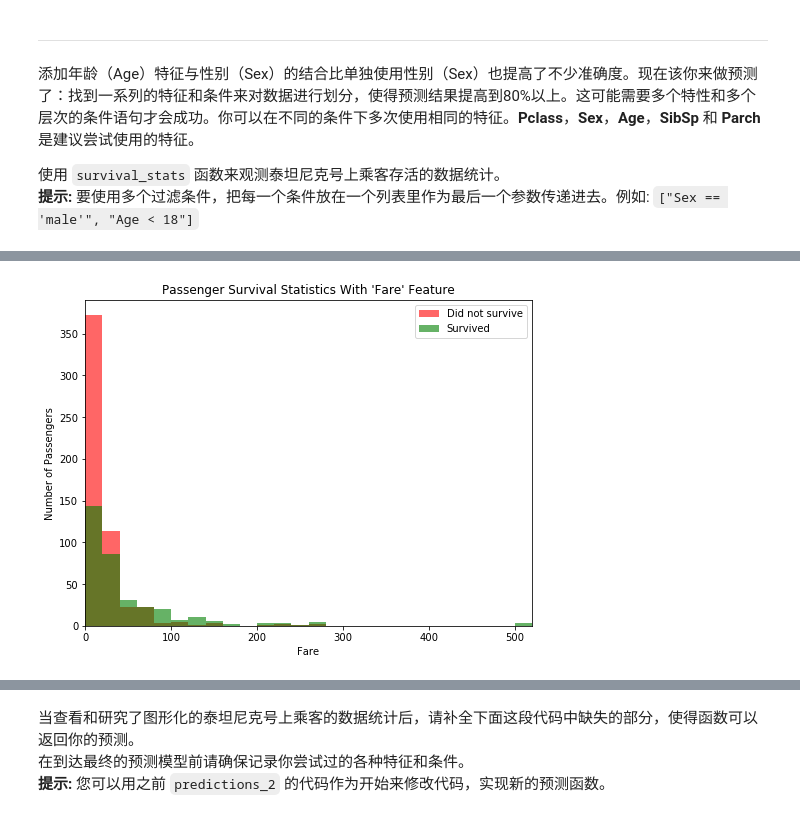
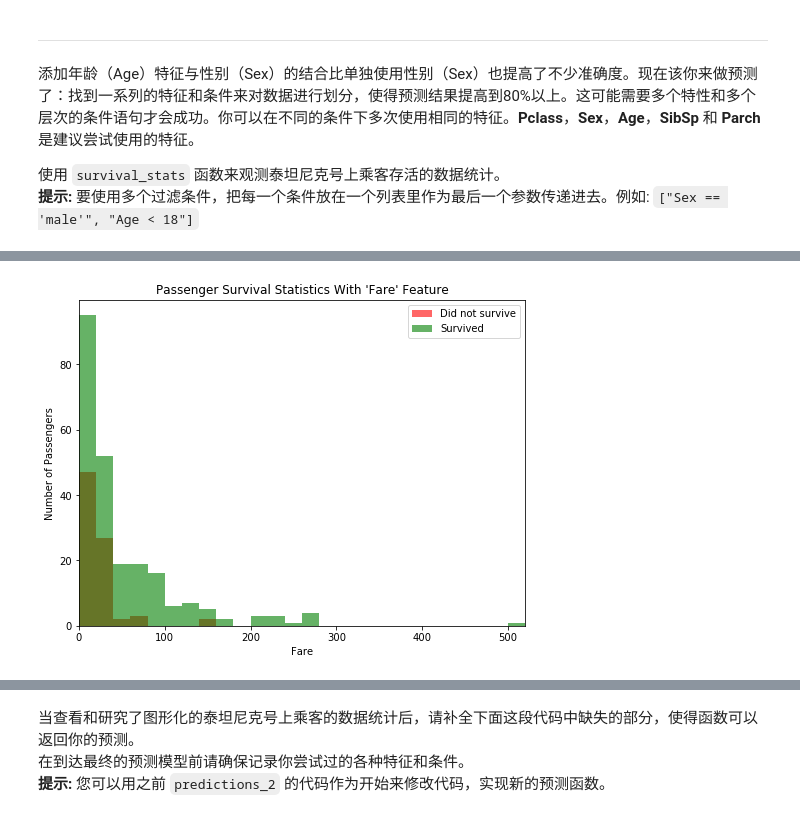
Before and after one commit to chong-zi/m-learning, a Jupyter notebook: titanic_survival_exploration/titanic_survival_exploration.ipynb, the cells around one changed output, grey strips where cells are left out. Saved outputs shown, nothing was run; the diff lists cells and outputs as text; code cells hidden in the pictures.

```diff
--- a/titanic_survival_exploration/titanic_survival_exploration.ipynb
+++ b/titanic_survival_exploration/titanic_survival_exploration.ipynb
@@ -275,4 +279,4 @@ survival_stats(data, outcomes, 'Fare',["Sex == male","Pclass == 1","Age >= 20","
 # %%
-survival_stats(data, outcomes, 'Fare')
+survival_stats(data, outcomes, 'Fare', ["Sex == 'female'"])
 # %% [output]
-[figure, old version]
+[figure, new version]
```
Also changed, not shown: parts of 12 cells of this notebook, 2 other files.
